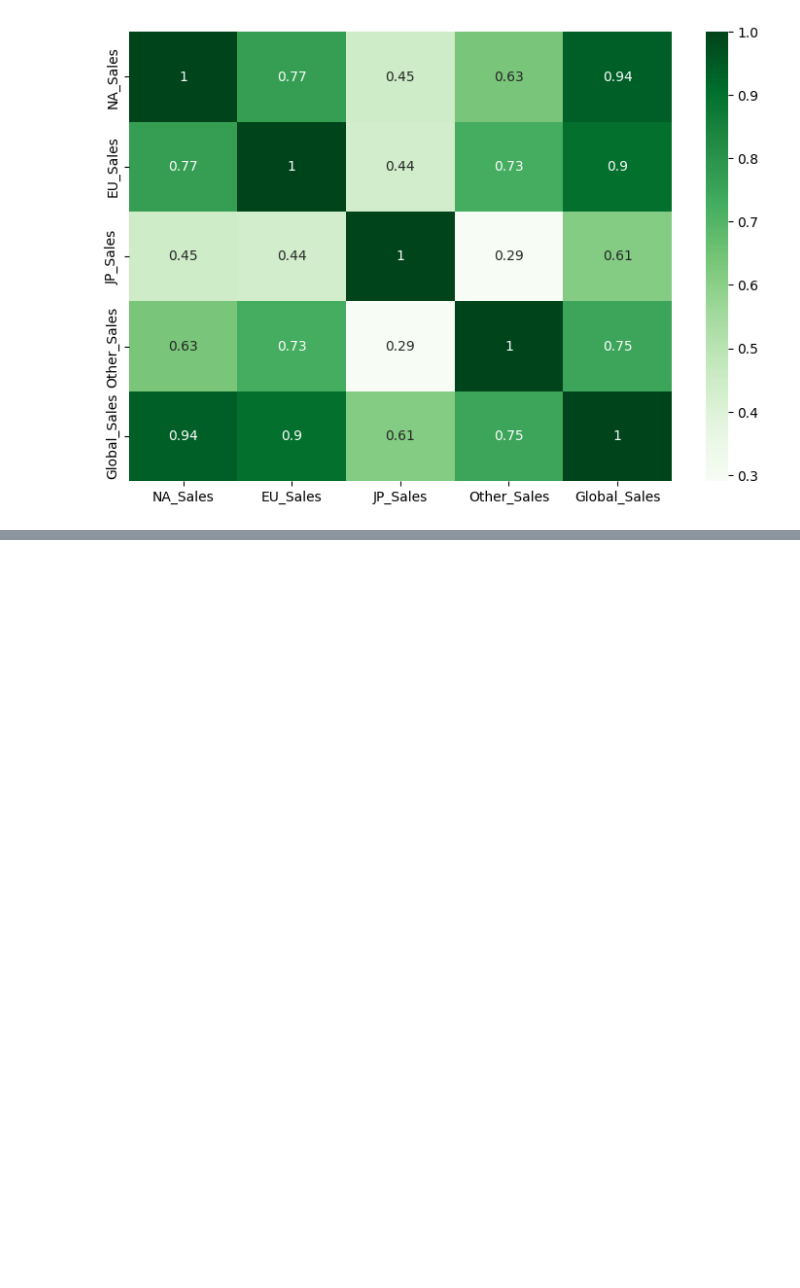
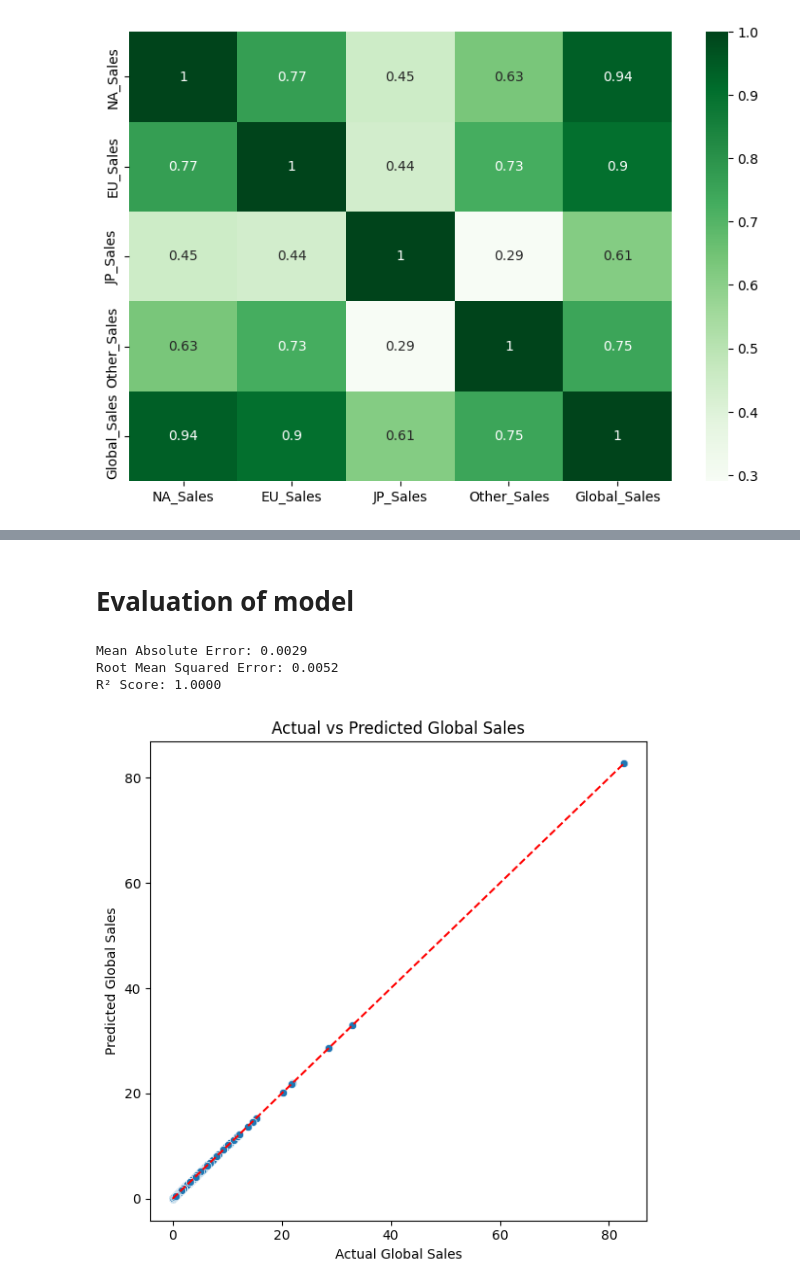
Before and after one commit to prajwalp111/ML, a Jupyter notebook: gaming_ml/video_game.ipynb, the cells around one changed output, grey strips where cells are left out. Drawn from its saved outputs; the diff is of its cells as text; code cells hidden in the pictures; blank space fills up the shorter version.

```diff
--- a/gaming_ml/video_game.ipynb
+++ b/gaming_ml/video_game.ipynb
@@ -121,0 +138,13 @@ sb.heatmap(df_sales.select_dtypes(include = 'number').corr(),annot = True, cmap
+# %%
+features = ['Year','NA_Sales',
+       'EU_Sales', 'JP_Sales', 'Other_Sales']
+target = 'Global_Sales'
+
+X = df[features]
+y = df[target]
+# %%
+X_train, X_test, y_train, y_test = train_test_split(X, y, test_size = 0.2, random_state = 42)
+print("X_train",X_train.shape)
+print("X_test",X_test.shape)
+print("y_train",y_train.shape)
+print("y_test",y_test.shape)
@@ -121,0 +181,2 @@ sb.heatmap(df_sales.select_dtypes(include = 'number').corr(),annot = True, cmap
+# %%
+y_pred = lr_model.predict(X_test)
@@ -121,0 +187,26 @@ sb.heatmap(df_sales.select_dtypes(include = 'number').corr(),annot = True, cmap
+# %% [markdown]
+# Evaluation of model
+# %%
+mae = mean_absolute_error(y_test, y_pred)
+mse = mean_squared_error(y_test, y_pred)
+rmse = np.sqrt(mse)
+r2 = r2_score(y_test, y_pred)
+
+print(f"Mean Absolute Error: {mae:.4f}")
+print(f"Root Mean Squared Error: {rmse:.4f}")
+print(f"R² Score: {r2:.4f}")
+# %% [output]
+Mean Absolute Error: 0.0029
+Root Mean Squared Error: 0.0052
+R² Score: 1.0000
+# %%
+plt.figure(figsize=(6,6))
+sb.scatterplot(x=y_test, y=y_pred)
+plt.plot([y_test.min(), y_test.max()], [y_test.min(), y_test.max()], 'r--')
+plt.xlabel("Actual Global Sales")
+plt.ylabel("Predicted Global Sales")
+plt.title("Actual vs Predicted Global Sales")
+plt.tight_layout()
+plt.show()
+# %% [output]
+[figure, added]
```
Also changed, not shown: parts of 12 cells of this notebook.
